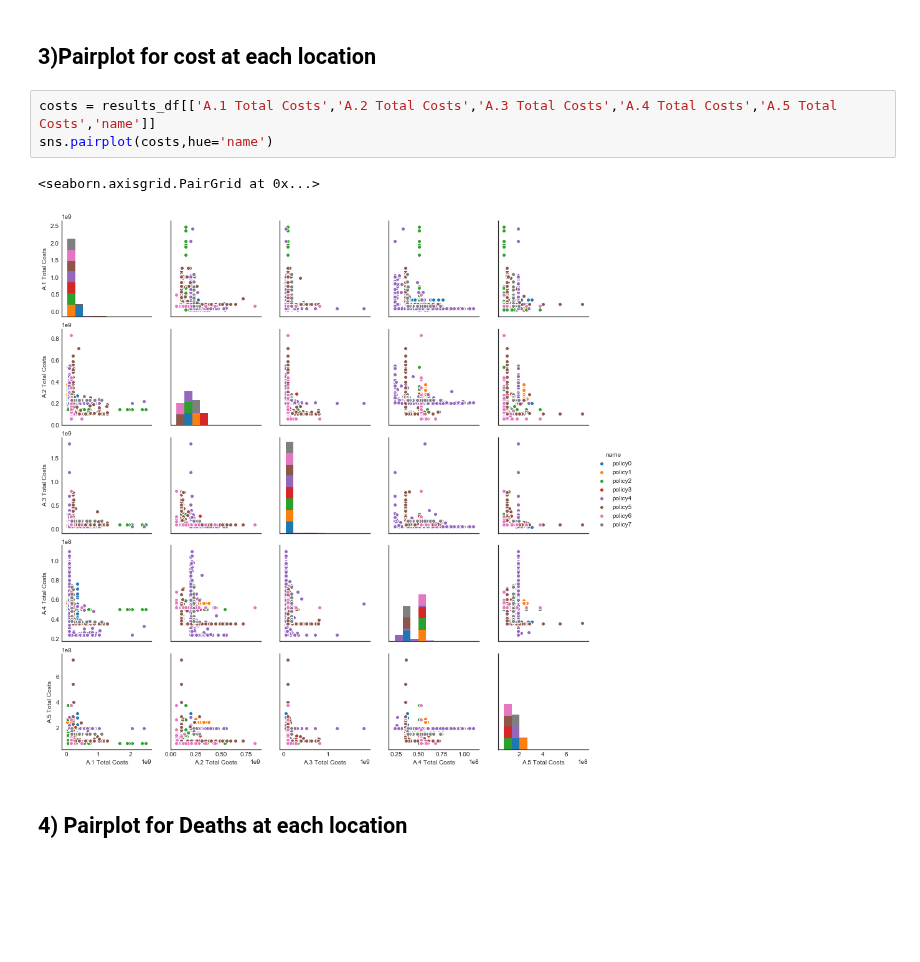
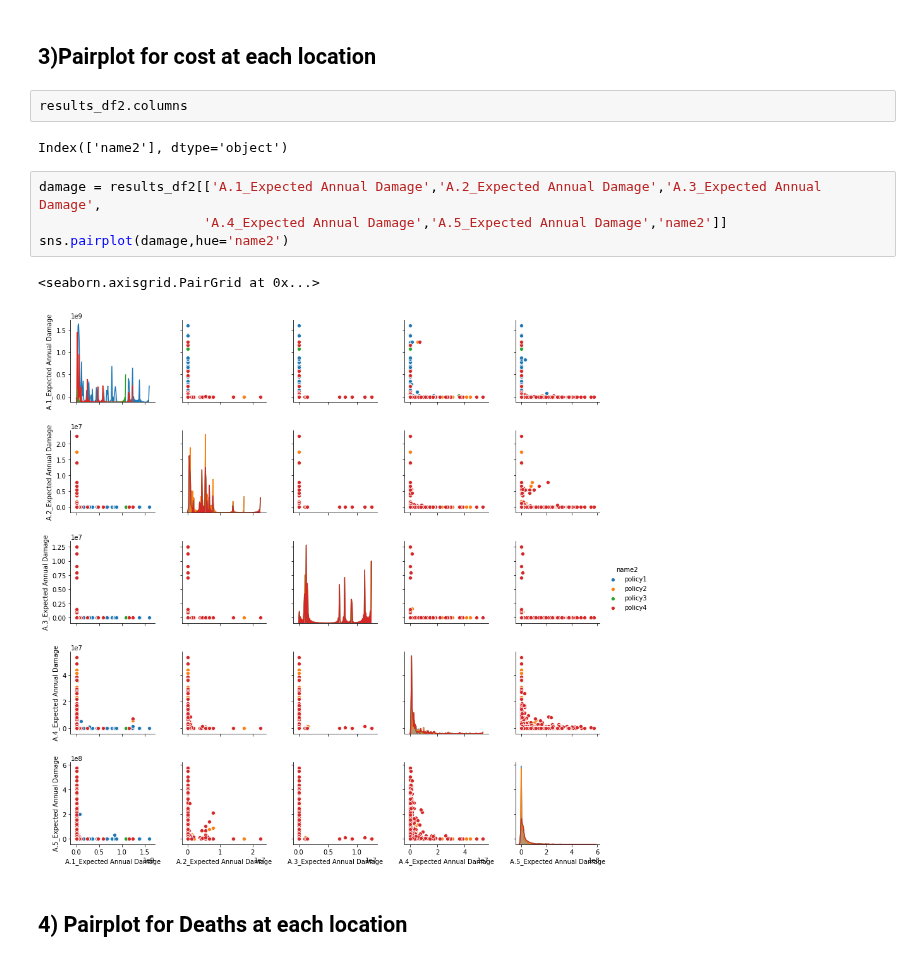
Before and after one commit to pdebiase/MBDM-group-11, a Jupyter notebook: final assignment/MORDM_weak/moro_4pol_dike_heightby5norfr_reverse.ipynb, the cells around one changed output. Cells and saved outputs as stored; diff of their text form; blank space fills up the shorter version.

```diff
--- a/final assignment/MORDM_weak/moro_4pol_dike_heightby5norfr_reverse.ipynb
+++ b/final assignment/MORDM_weak/moro_4pol_dike_heightby5norfr_reverse.ipynb
@@ -211,12 +182,17 @@ for i in range (0,len(results_df2.columns)-1):
 [figure]
 # %% [markdown]
 ## 3)Pairplot for cost at each location
-# %%
-costs = results_df[['A.1 Total Costs','A.2 Total Costs','A.3 Total Costs','A.4 Total Costs','A.5 Total Costs','name']]
-sns.pairplot(costs,hue='name')
-# %% [output]
-<seaborn.axisgrid.PairGrid at 0x...>
-[figure, removed]
+# %%
+results_df2.columns
+# %% [output]
+Index(['name2'], dtype='object')
+# %%
+damage = results_df2[['A.1_Expected Annual Damage','A.2_Expected Annual Damage','A.3_Expected Annual Damage',
+                     'A.4_Expected Annual Damage','A.5_Expected Annual Damage','name2']]
+sns.pairplot(damage,hue='name2')
+# %% [output]
+<seaborn.axisgrid.PairGrid at 0x...>
+[figure, added]
 # %% [markdown]
 ## 4) Pairplot for Deaths at each location
 # %%
```
Also changed, not shown: parts of 11 cells of this notebook, 5 other files.
